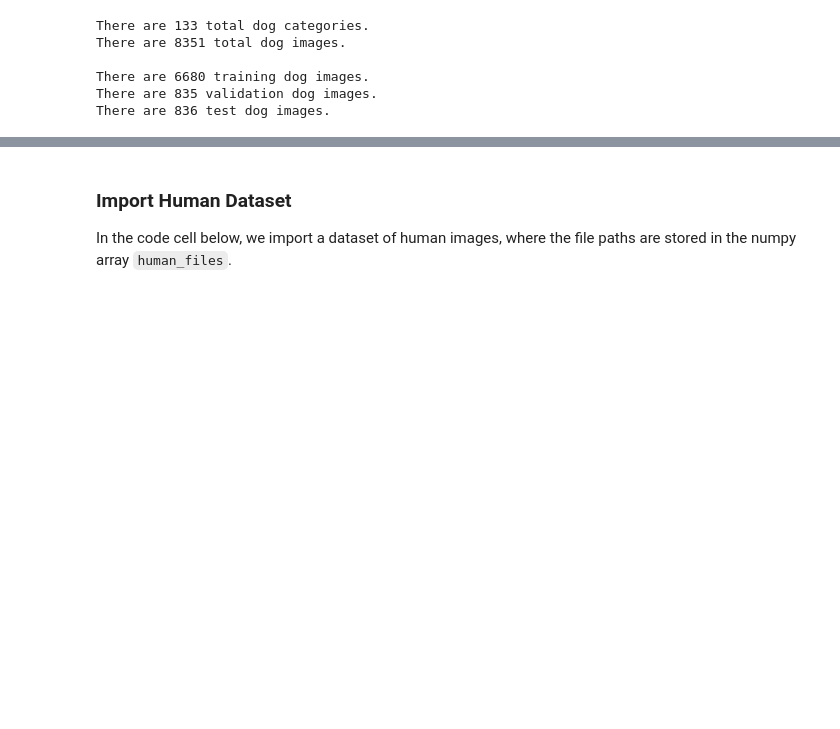
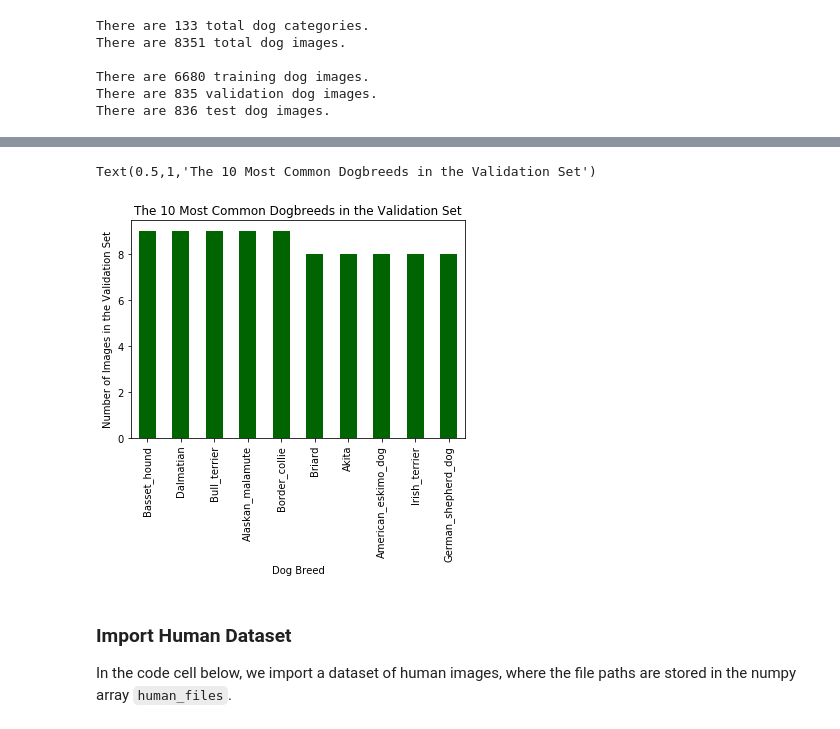
Before and after one commit to benewalter/classifying_dog_breeds, a Jupyter notebook: dog_app.ipynb, the cells around one changed output, grey strips where cells are left out. Cells and saved outputs as stored; diff of their text form; code cells hidden in the pictures; blank space fills up the shorter version.

```diff
--- a/dog_app.ipynb
+++ b/dog_app.ipynb
@@ -93,0 +109,7 @@ There are 836 test dog images.
+# %%
+from PIL import Image
+# Check width and height of the images
+im = Image.open(test_files[108])
+width, height = im.size
+print(width)
+print(height)
@@ -93,0 +241,10 @@ There are 836 test dog images.
+# %%
+# Get the dog names for every file in the validation set
+valid_list = []
+counter = 0
+for img in valid_files:
+    dog_name = dog_name_extractor(valid_files[counter], '../../../data/dog_images/valid/')
+    valid_list.append(dog_name)
+    counter = counter + 1
+# Convert results list to data frame
+dog_names_valid = pd.DataFrame({'dog_names':valid_list})
@@ -94,3 +260,12 @@ There are 836 test dog images.
+# %%
+# Plot the ten most frequent dog breeds in the validation set
+dog_names_valid['dog_names'].value_counts().sort_values(ascending=False).head(10).plot(kind = 'bar', color = 'darkgreen')
+plt.xlabel('Dog Breed')
+plt.ylabel('Number of Images in the Validation Set')
+plt.title('The 10 Most Common Dogbreeds in the Validation Set')
+# %% [output]
+Text(0.5,1,'The 10 Most Common Dogbreeds in the Validation Set')
+[figure, added]
 # %% [markdown]
 ### Import Human Dataset
 
```
Also changed, not shown: parts of 36 cells of this notebook.
